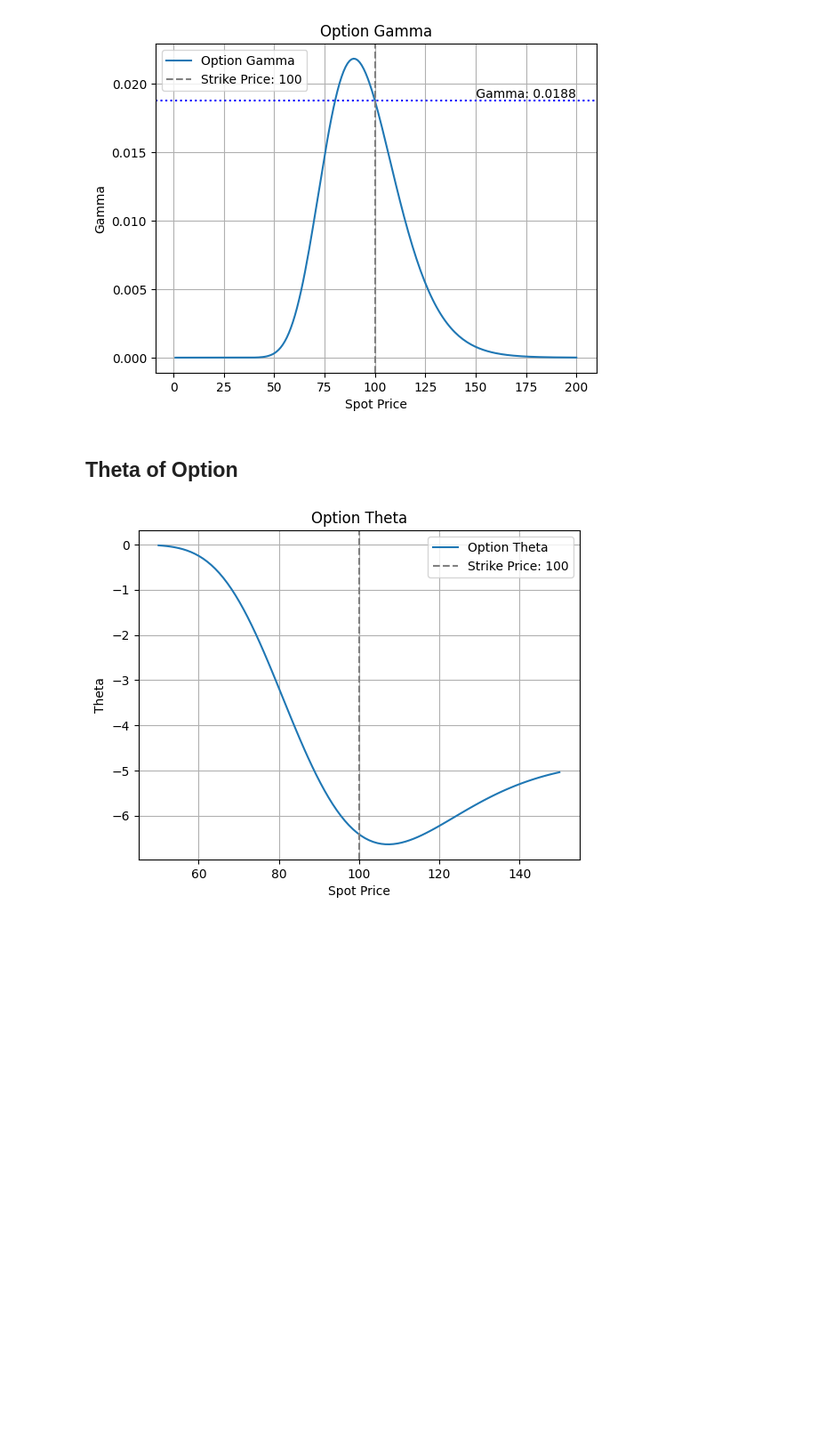
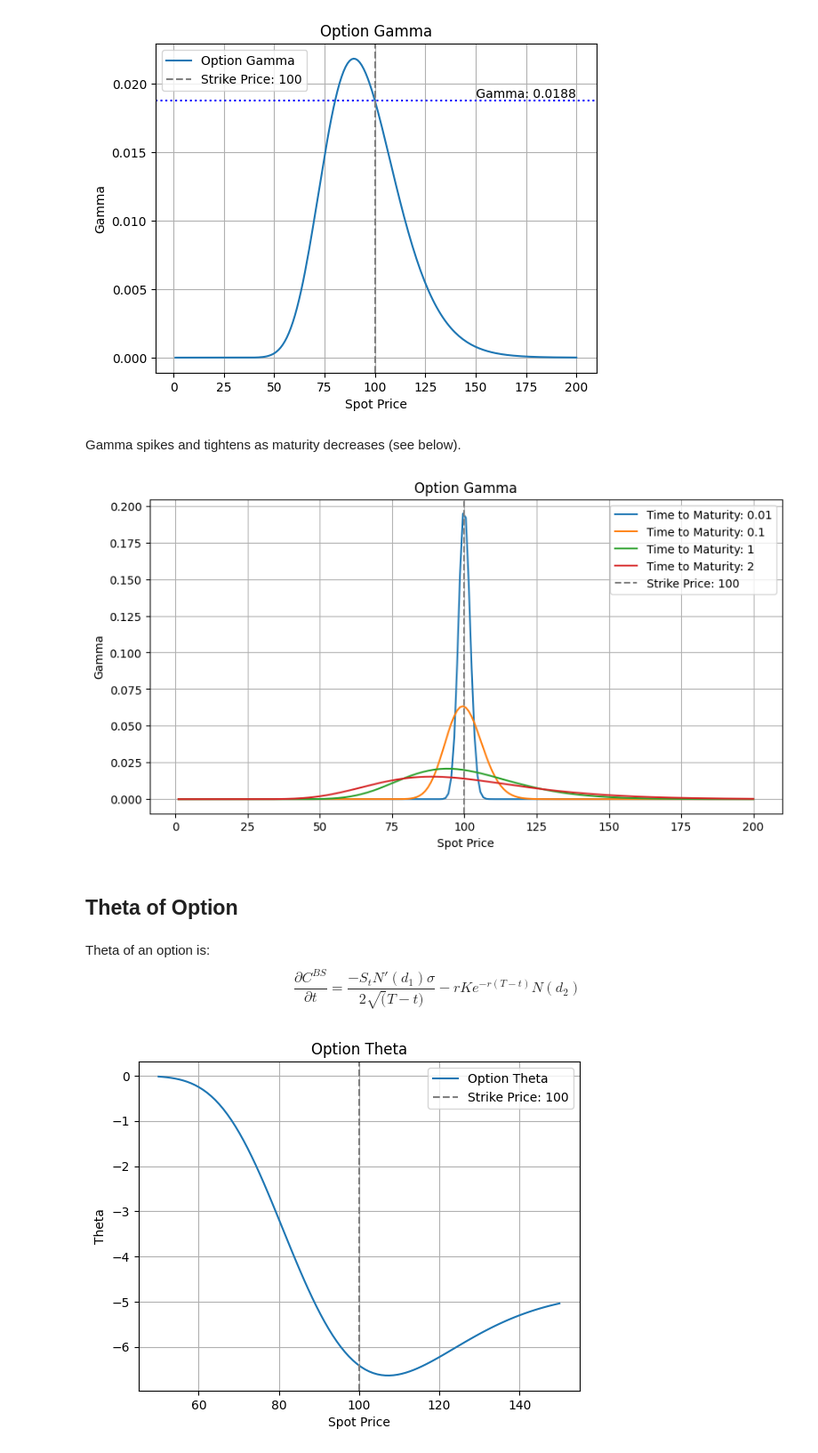
Before and after one commit to derivativestester/FINM-33000, a Jupyter notebook: Options_Pricing_Refresher.ipynb, the cells around one changed output. Shown at 89% size. Cells and saved outputs as stored; diff of their text form; code cells hidden in the pictures; blank space fills up the shorter version.

```diff
--- a/Options_Pricing_Refresher.ipynb
+++ b/Options_Pricing_Refresher.ipynb
@@ -291,8 +340,40 @@ time_to_maturity = 1 # in years
 option_gamma(spot_prices, strike_price, risk_free_rate, volatility, time_to_maturity)
 # %% [output]
 [figure]
+# %% [markdown]
+Gamma spikes and tightens as maturity decreases (see below).
+# %%
+#gamma as time to maturity increases
+# Simulation parameters
+t_range = [0.01, 0.1, 1, 2]
+
+plt.figure(figsize=(10, 5))
+
+for t in t_range:
+    time_to_maturity = t
+    spot_prices = np.linspace(0, 200, 200)
+    strike_price = 100
+    risk_free_rate = 0.0
+    volatility = 0.2
+
+    d1 = (np.log(spot_prices / strike_price) + (risk_free_rate + 0.5 * volatility ** 2) * time_to_maturity) / (volatility * np.sqrt(time_to_maturity))
+    gamma = norm.pdf(d1) / (spot_prices * volatility * np.sqrt(time_to_maturity))
+
+    plt.plot(spot_prices, gamma, label=f'Time to Maturity: {t}')
+
+plt.axvline(x=strike_price, color='grey', linestyle='--', label=f'Strike Price: {strike_price}')
+plt.title("Option Gamma")
+plt.xlabel("Spot Price")
+plt.ylabel("Gamma")
+plt.grid(True)
+plt.legend()
+plt.show()
+# %% [output]
+[figure, added]
 # %% [markdown]
 ## Theta of Option
+# %% [markdown]
+Theta of an option is:$$\frac{\partial C^{BS}}{\partial t}=\frac{-S_{t}N'(d_{1})\sigma}{2\sqrt(T-t)}-rKe^{-r(T-t)}N(d_{2})$$
 # %%
 def option_theta(spot_prices, strike_price, risk_free_rate, volatility, time_to_maturity, is_call):
     d1 = (np.log(spot_prices / strike_price) + (risk_free_rate + 0.5 * volatility ** 2) * time_to_maturity) / (volatility * np.sqrt(time_to_maturity))
```
Also changed, not shown: parts of 8 cells of this notebook, 2 other files.
